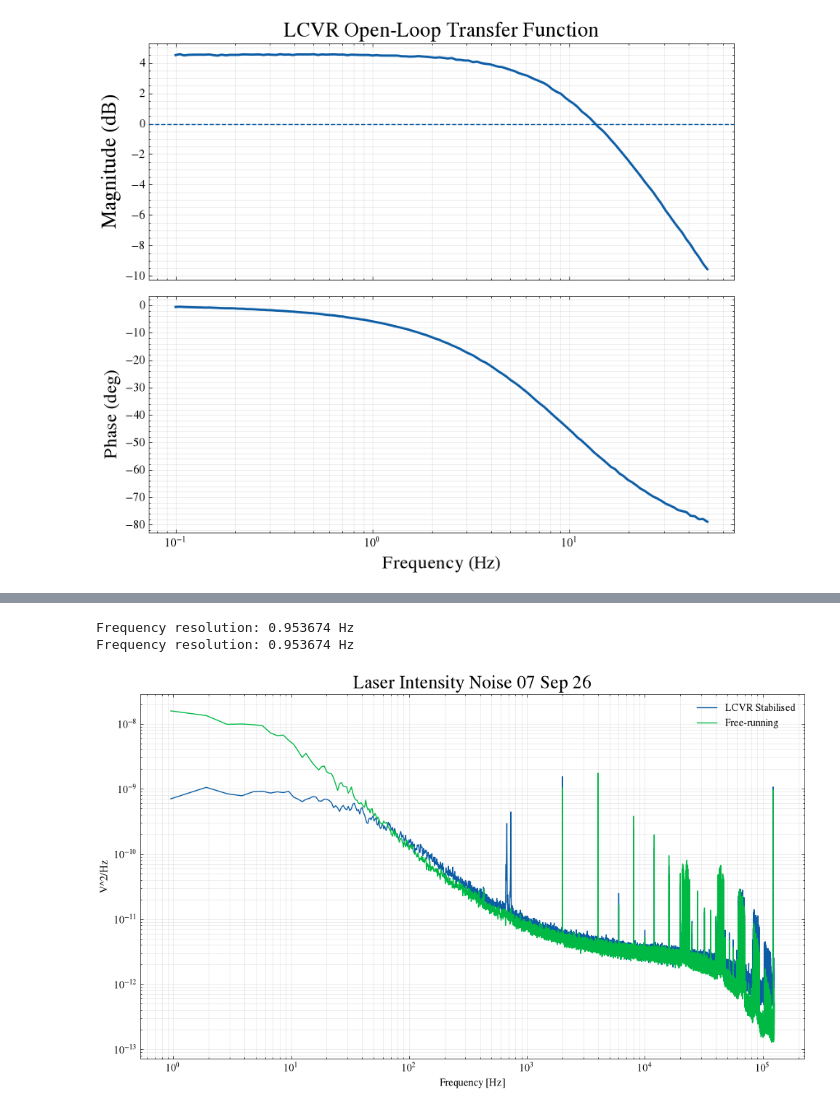
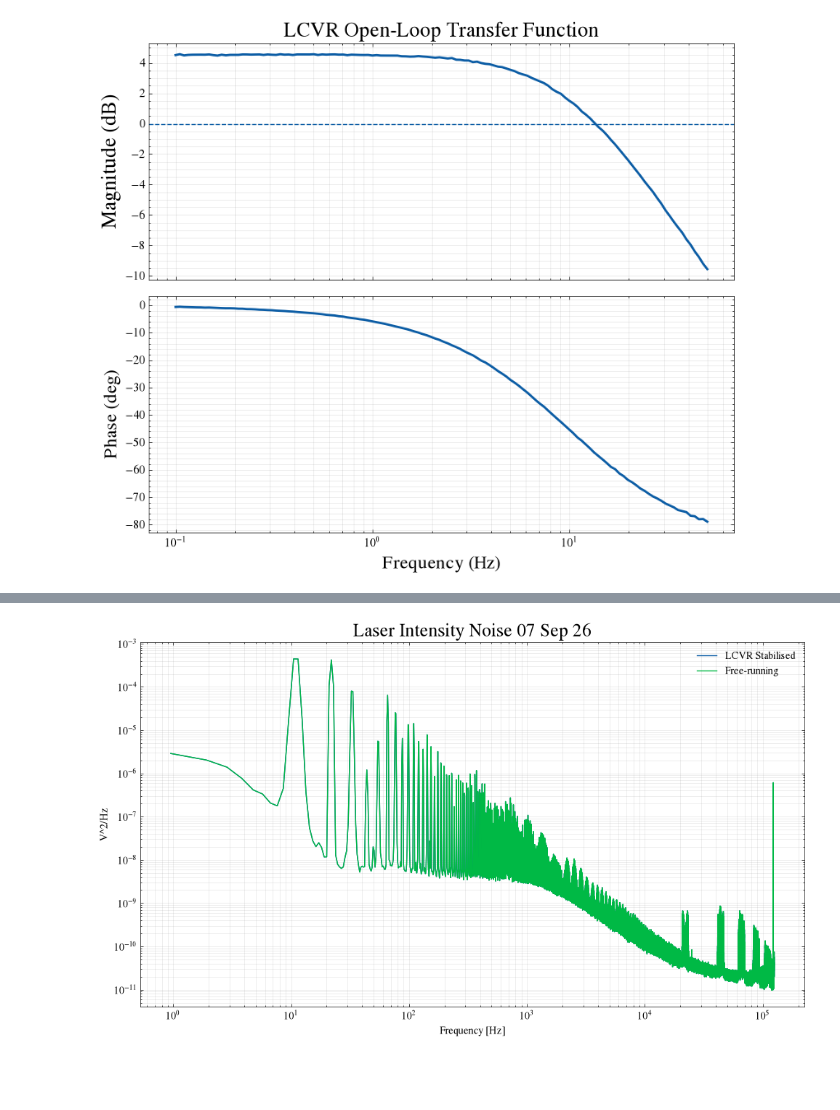
Before and after one commit to DrTheJazz26/Noise_budget, a Jupyter notebook: laser_RIN.ipynb, the cells around one changed output, grey strips where cells are left out. Saved outputs shown, nothing was run; the diff lists cells and outputs as text; code cells hidden in the pictures; blank space fills up the shorter version.

```diff
--- a/laser_RIN.ipynb
+++ b/laser_RIN.ipynb
@@ -193,87 +236,18 @@ Frequency resolution: 0.953674 Hz
 # %%
-import numpy as np
-import pandas as pd
-import matplotlib.pyplot as plt
-from scipy.signal import welch
-import scienceplots
-plt.style.use(["science", "no-latex"])
-fs = 250_000
-duration = 60  # seconds
-number_of_samples = int(fs * duration)
 plt.figure(figsize=(10, 6))
 
-voltage = pd.read_csv(
-    "/Users/vib26108/Desktop/Work/PostDoc/laser_RIN/MokuDataLoggerSlot2Data_20260907_134100.csv",
-    skiprows=11,
-    header=None,
-    names=["Time", "Voltage"],
-    usecols=["Voltage"],
-    dtype={"Voltage": np.float32},
-    nrows=number_of_samples,
-)["Voltage"].to_numpy()
-
-voltage_dc = np.mean(voltage, dtype=np.float64)
-
-f, voltage_psd = welch(
-    voltage,
-    fs=fs,
-    window="hann",
-    nperseg=2**18,
-    noverlap=2**17,
-    nfft=2**18,
-    detrend="constant",
-    scaling="density",
-    average="mean",
-)
-print(f"Frequency resolution: {f[1] - f[0]:.6g} Hz")
-rin_psd = voltage_psd / voltage_dc**2
-rin_db = 10 * np.log10(rin_psd)
-
-plt.loglog(f[1:], voltage_psd[1:],label="LCVR Stabilised")
-plt.xlabel("Frequency [Hz]")
-plt.ylabel("RIN [dBc/Hz]")
-plt.grid(True, which="both", alpha=0.3)
-plt.tight_layout()
-voltage = pd.read_csv(
-    "/Users/vib26108/Desktop/Work/PostDoc/laser_RIN/MokuDataLoggerSlot2Data_20260907_135237.csv",
-    skiprows=11,
-    header=None,
-    names=["Time", "Voltage"],
-    usecols=["Voltage"],
-    dtype={"Voltage": np.float32},
-    nrows=number_of_samples,
-)["Voltage"].to_numpy()
-
-voltage_dc = np.mean(voltage, dtype=np.float64)
-
-f, voltage_psd = welch(
-    voltage,
-    fs=fs,
-    window="hann",
-    nperseg=2**18,
-    noverlap=2**17,
-    nfft=2**18,
-    detrend="constant",
-    scaling="density",
-    average="mean",
-)
-print(f"Frequency resolution: {f[1] - f[0]:.6g} Hz")
-rin_psd = voltage_psd / voltage_dc**2
-rin_db = 10 * np.log10(rin_psd)
-
+plt.loglog(f[1:], voltage_psd_stabilised[1:],label="LCVR Stabilised")
 
 plt.title("Laser Intensity Noise 07 Sep 26", fontsize=18)
-plt.loglog(f[1:], voltage_psd[1:],label="Free-running")
+plt.loglog(f[1:], voltage_psd_free_running[1:],label="Free-running")
 plt.xlabel("Frequency [Hz]")
 plt.ylabel("V^2/Hz")
 plt.grid(True, which="both", alpha=0.3)
 plt.legend()
 plt.tight_layout()
 plt.show()
 # %% [output]
-Frequency resolution: 0.953674 Hz
-Frequency resolution: 0.953674 Hz
-[figure, old version]
+[figure, new version]
 # %%
 import numpy as np
 
```
Also changed, not shown: parts of 9 cells of this notebook.
